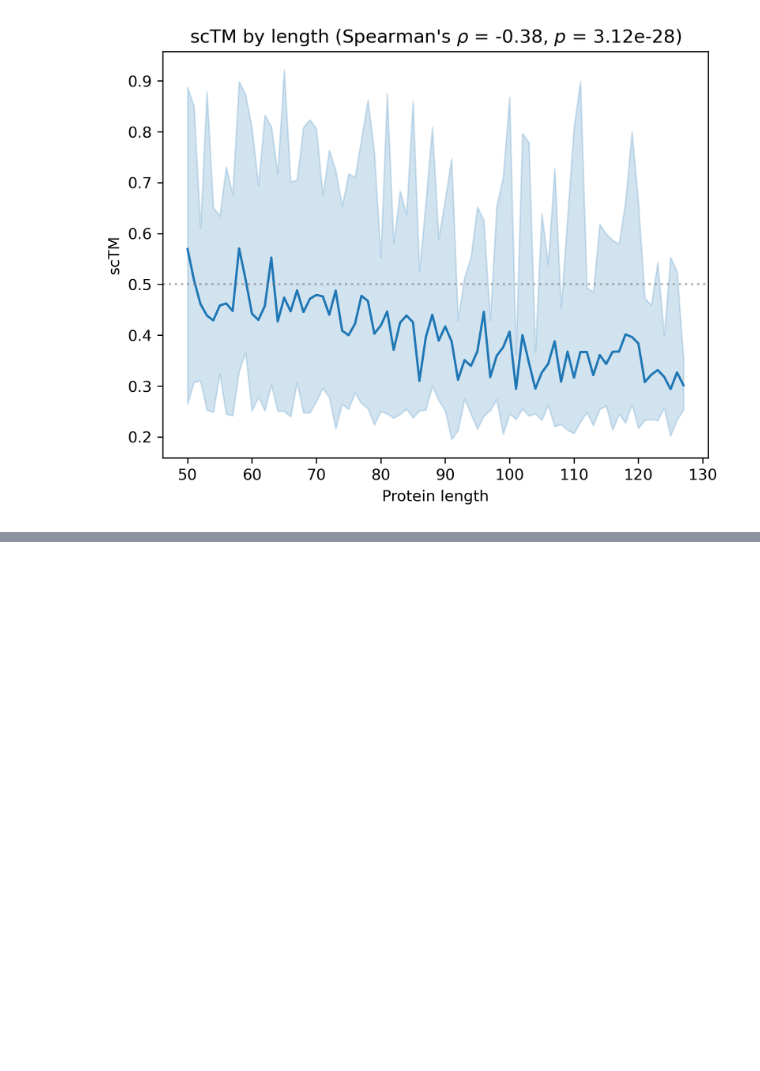
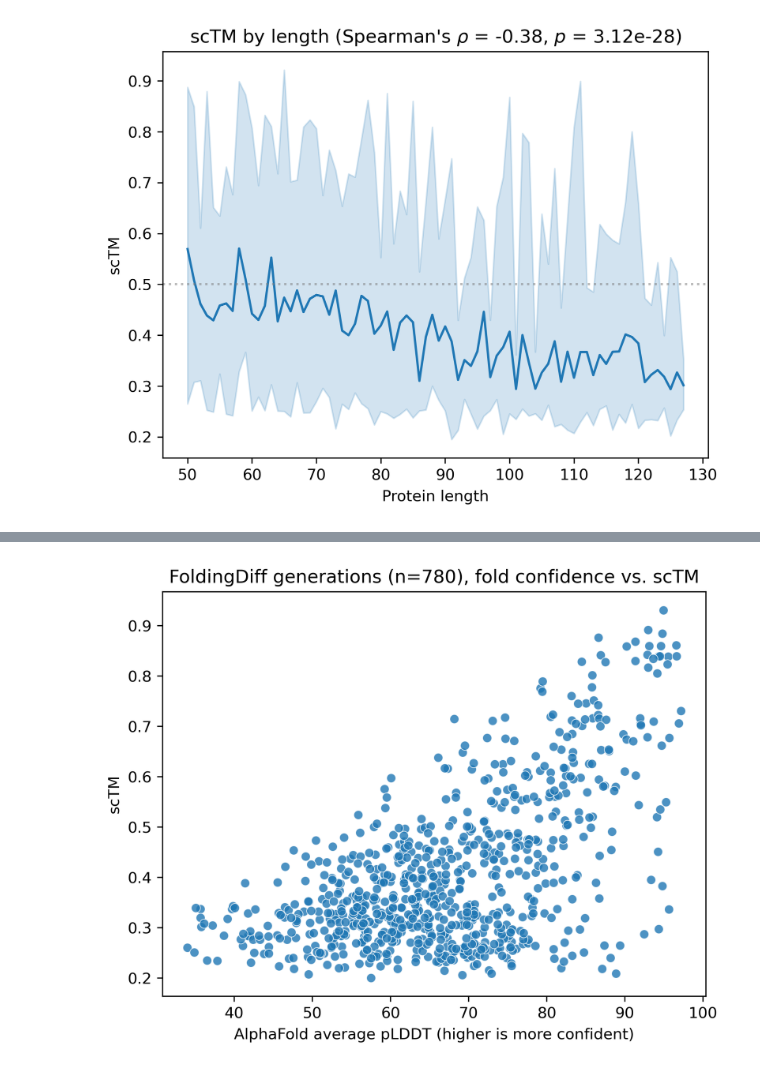
Before and after one commit to microsoft/foldingdiff, a Jupyter notebook: jupyter/sctm_by_len.ipynb, the cells around one changed output, grey strips where cells are left out. Saved outputs shown, nothing was run; the diff lists cells and outputs as text; code cells hidden in the pictures; blank space fills up the shorter version.

```diff
--- a/jupyter/sctm_by_len.ipynb
+++ b/jupyter/sctm_by_len.ipynb
@@ -48,0 +94,6 @@ fig.show()
+# %%
+af_sctm_table = pd.read_csv(
+    "/home/wukevin/projects/protdiff_results/generation-random-seed-reps/generation_seed_7344/sctm_scores_proteinmpnn_af_tm_scores.csv",
+    index_col=0,
+)
+af_sctm_table.head()
@@ -48,0 +107,10 @@ fig.show()
+# %%
+alphafold_base_dir = "/home/wukevin/projects/protdiff_results/generation-random-seed-reps/generation_seed_7344/alphafold_predictions_proteinmpnn_done"
+
+af_b_factor_values = []
+for best_sctm in af_sctm_table['scTM best match']:
+    pdb_fname = os.path.join(alphafold_base_dir, os.path.basename(best_sctm))
+    assert os.path.isfile(pdb_fname)
+    af_b_factor_values.append(get_bfactors(pdb_fname).mean())
+af_sctm_table['mean_bfactor_alphafold'] = af_b_factor_values
+af_sctm_table.head()
@@ -48,0 +124,16 @@ fig.show()
+# %%
+fig, ax = plt.subplots(dpi=300)
+sns.scatterplot(
+    data=af_sctm_table,
+    x='mean_bfactor_alphafold',
+    y='scTM',
+    alpha=0.8,
+)
+ax.set(
+    xlabel="AlphaFold average pLDDT (higher is more confident)",
+    ylabel="scTM",
+    title="FoldingDiff generations (n=780), fold confidence vs. scTM"
+)
+fig.show()
+# %% [output]
+[figure, added]
```
Also changed, not shown: parts of 7 cells of this notebook, 1 other file.
